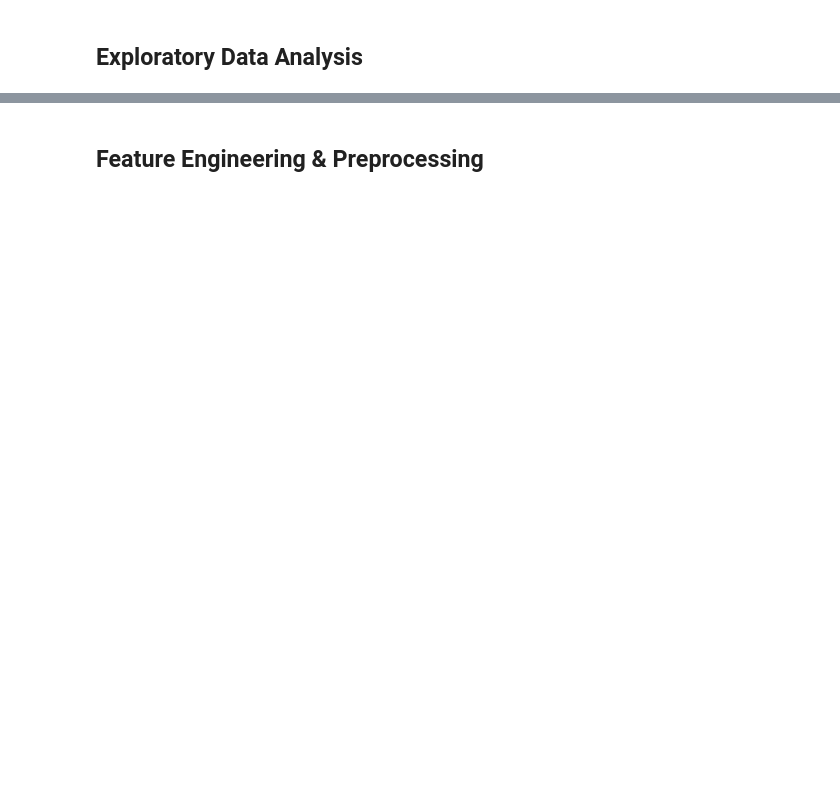
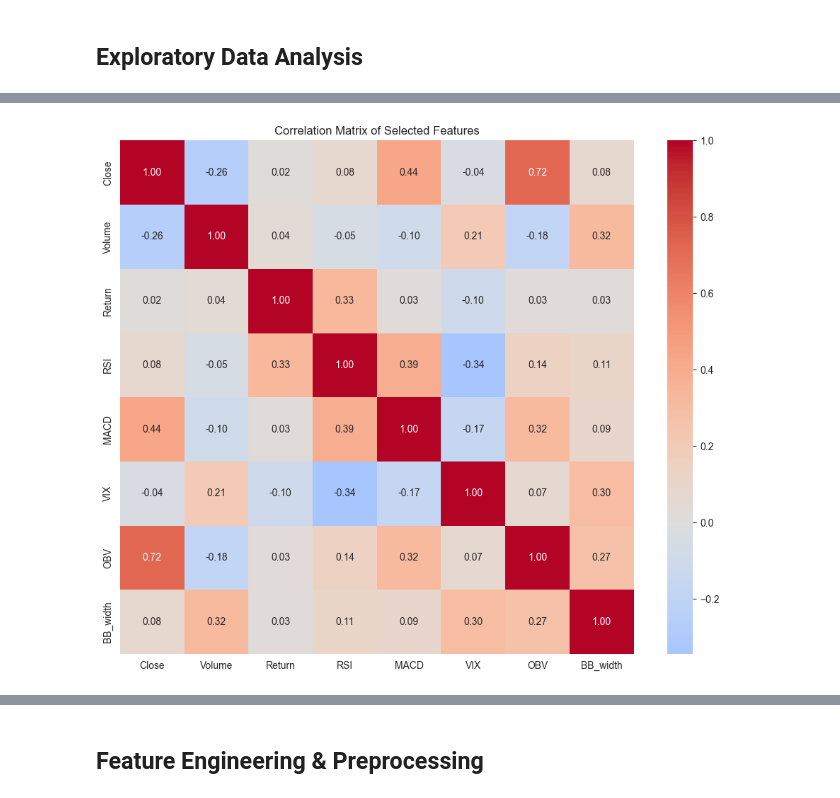
Before and after one commit to DuvanRCuero/PredictionStockModel, a Jupyter notebook: StockModelTrainBuilding.ipynb, the cells around one changed output, grey strips where cells are left out. Cells and saved outputs as stored; diff of their text form; code cells hidden in the pictures; blank space fills up the shorter version.

```diff
--- a/StockModelTrainBuilding.ipynb
+++ b/StockModelTrainBuilding.ipynb
@@ -226,0 +168,23 @@ if mtbench_dataset is not None:
+# %%
+# Cell 6: Extract NVIDIA data from MTBench
+# MTBench format: each row = one ticker's full timeseries stored as arrays per column.
+# There is no ticker label column, so we load the first row as a sample.
+if mtbench_dataset is not None:
+    try:
+        output_path = os.path.join(RAW_DATA_PATH, "NVDA_MTBench.csv")
+        sample_row = mtbench_dataset['train'][0]
+
+        # Build a DataFrame by expanding the per-column arrays
+        array_cols = {k: np.array(v) for k, v in sample_row.items()
+                      if isinstance(v, (list, np.ndarray))}
+        nvda_mtbench = pd.DataFrame(array_cols)
+
+        nvda_mtbench.to_csv(output_path, index=False)
+        logger.info(f"Extracted {len(nvda_mtbench)} rows from MTBench row 0 (sample stock).")
+        logger.info(f"Columns: {list(nvda_mtbench.columns)}")
+    except Exception as e:
+        logger.error(f"Failed to extract from MTBench: {e}")
+        nvda_mtbench = pd.DataFrame()
+else:
+    nvda_mtbench = pd.DataFrame()
+    logger.warning("MTBench dataset not loaded; skipping extraction.")
@@ -285,6 +291,6 @@ logger.info("Starting Phase 2: Exploratory Data Analysis")
 # %%
 # Cell 11: Load the Yahoo Finance data (saved earlier)
-nvda_yf = pd.read_csv(os.path.join(RAW_DATA_PATH, f"{TICKER}_yf.csv"), index_col=0, parse_dates=True)
+nvda_yf = pd.read_csv(os.path.join(RAW_DATA_PATH, f"{TICKER}_yf.csv"), index_col=0, parse_dates=True, skiprows=[1, 2])
 vix = pd.read_csv(os.path.join(RAW_DATA_PATH, "VIX.csv"), index_col=0, parse_dates=True).squeeze()
 
 # Ensure datetime index
@@ -479,19 +572,20 @@ plt.show()
 # %%
 # Cell 20: Merge VIX and check correlation
-nvda_yf = nvda_yf.join(vix, how='left')
-# Forward fill VIX (since VIX is not available on all days? Actually VIX has trading days, so align)
-nvda_yf['VIX'] = nvda_yf['VIX'].ffill()
+# Use squeeze().rename() to handle both Series and single-column DataFrame returned by yfinance
+nvda_yf['VIX'] = vix.squeeze().rename('VIX').reindex(nvda_yf.index).ffill()
 
 # Compute correlation matrix for selected features
 features_for_corr = ['Close', 'Volume', 'Return', 'RSI', 'MACD', 'VIX', 'OBV', 'BB_width']
 corr_matrix = nvda_yf[features_for_corr].corr()
 
 plt.figure(figsize=(10, 8))
 sns.heatmap(corr_matrix, annot=True, cmap='coolwarm', center=0, fmt='.2f', square=True)
 plt.title('Correlation Matrix of Selected Features')
 plt.tight_layout()
 plt.savefig(os.path.join(PROCESSED_DATA_PATH, "correlation_matrix.png"))
 plt.show()
+# %% [output]
+[figure, added]
 # %%
 # Cell 21: Seasonality analysis – average returns by day of week, month
 nvda_yf['DayOfWeek'] = nvda_yf.index.dayofweek  # Monday=0, Sunday=6
```
Also changed, not shown: parts of 103 cells of this notebook.
